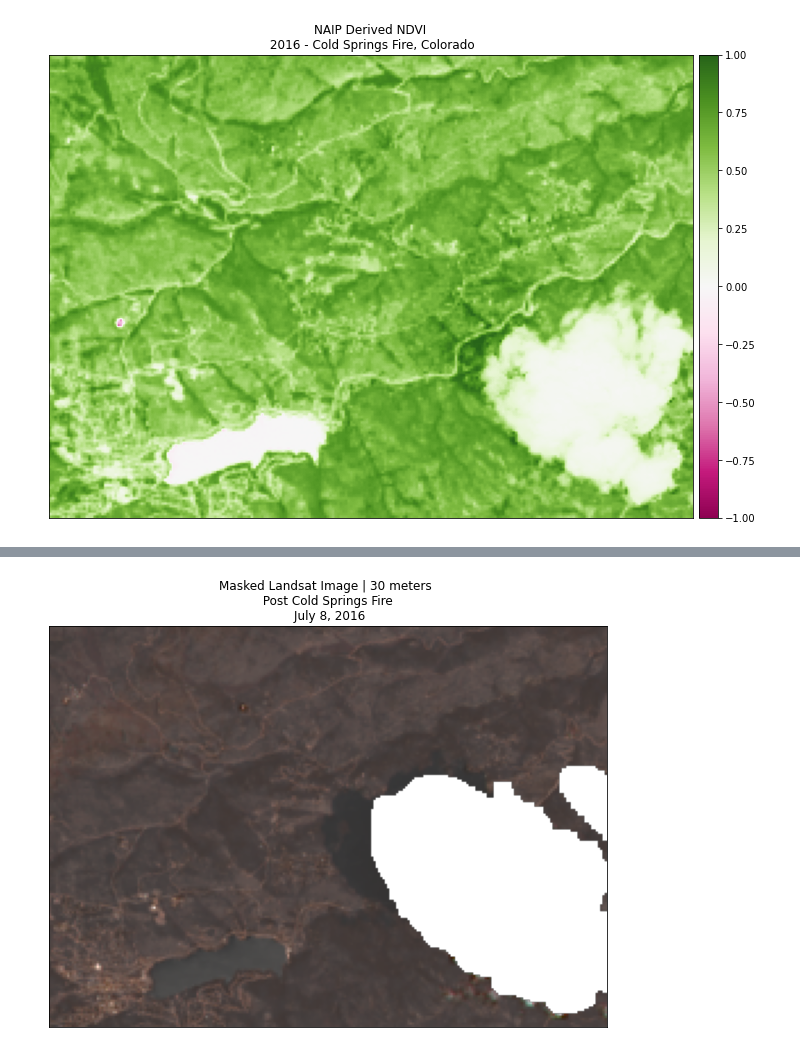
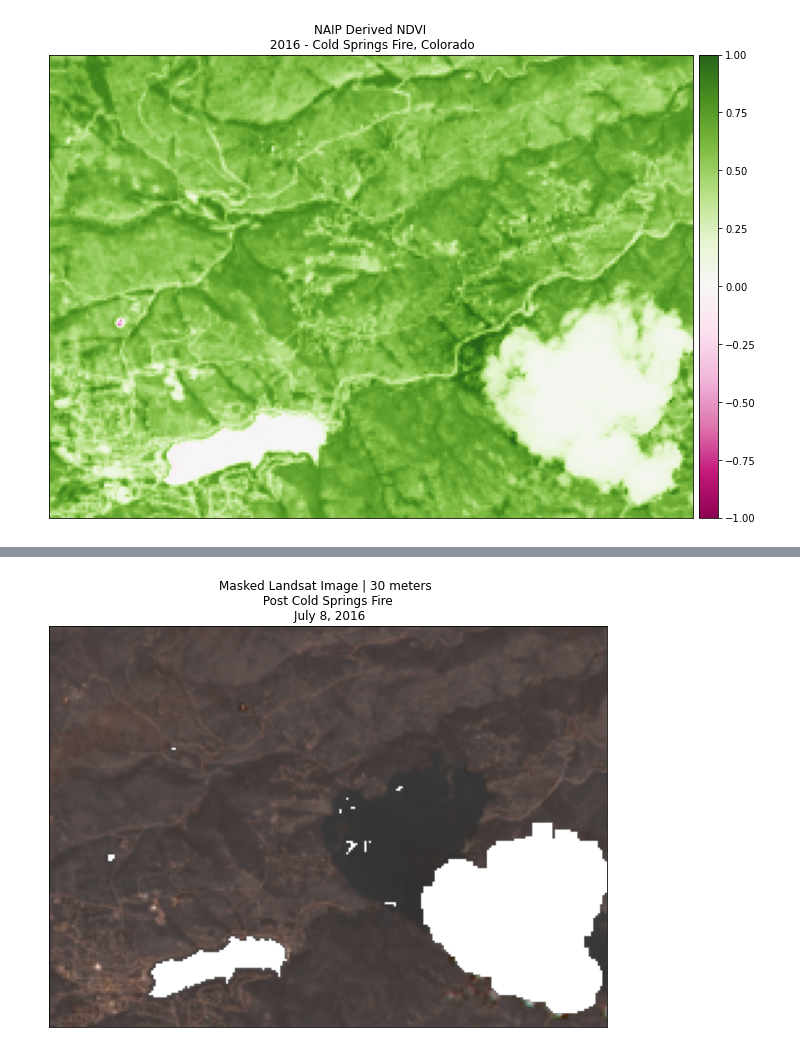
Before and after one commit to vintel38/Index3, a Jupyter notebook: VegIndex.ipynb, the cells around one changed output, grey strips where cells are left out. Cells and saved outputs as stored; diff of their text form; code cells hidden in the pictures.

```diff
--- a/VegIndex.ipynb
+++ b/VegIndex.ipynb
@@ -161,33 +156,34 @@ np.count_nonzero(~np.isnan(naip_ndvi2))
 # %%
-
 # Calculate bounds object
 landsat_pre_cloud_ext_bds = landsat_pre_cloud.rio.bounds()
 
 # Open the pixel_qa layer for your landsat scene
 landsat_pre_cl_path = os.path.join("cold-springs-fire",
                                    "landsat_collect",
                                    "LC080340322016070701T1-SC20180214145604",
                                    "crop",
                                    "LC08_L1TP_034032_20160707_20170221_01_T1_pixel_qa_crop.tif")
 
 landsat_qa = rxr.open_rasterio(landsat_pre_cl_path).squeeze()
 
 # Generate array of all possible cloud / shadow values
 cloud_shadow = [328, 392, 840, 904, 1350]
 cloud = [352, 368, 416, 432, 480, 864, 880, 928, 944, 992]
 high_confidence_cloud = [480, 992]
+water = [324, 388, 836, 900, 1348]
 
-vals_to_mask = cloud_shadow + cloud + high_confidence_cloud
+vals_to_mask = cloud + high_confidence_cloud + water
+#vals_to_mask = cloud_shadow + cloud + high_confidence_cloud
 
 # Call the earthpy mask function using pixel QA layer
 landsat_pre_cloud_masked = landsat_pre_cloud.where(~landsat_qa.isin(vals_to_mask))
 
 # Masking out NA values with numpy in order to plot with ep.plot_rgb
 landsat_pre_cloud_masked_plot = ma.masked_array(landsat_pre_cloud_masked.values, landsat_pre_cloud_masked.isnull())
 
 ep.plot_rgb(landsat_pre_cloud_masked_plot,
             rgb=[2, 1, 0],
             title="Masked Landsat Image | 30 meters \n Post Cold Springs Fire \n July 8, 2016")
 plt.show()
 # %% [output]
-[figure, old version]
+[figure, new version]
```
Also changed, not shown: parts of 13 cells of this notebook, 2 other files.
